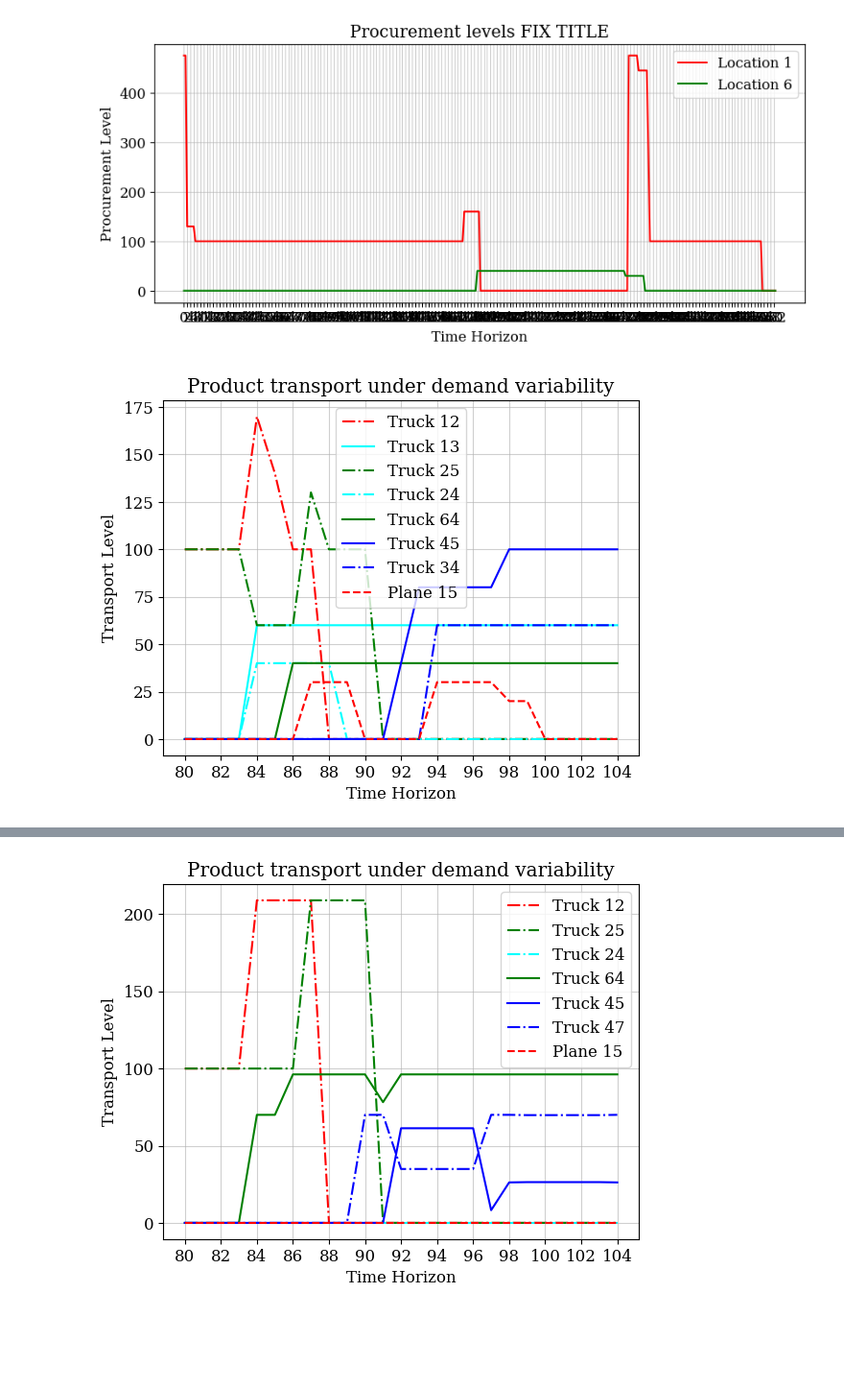
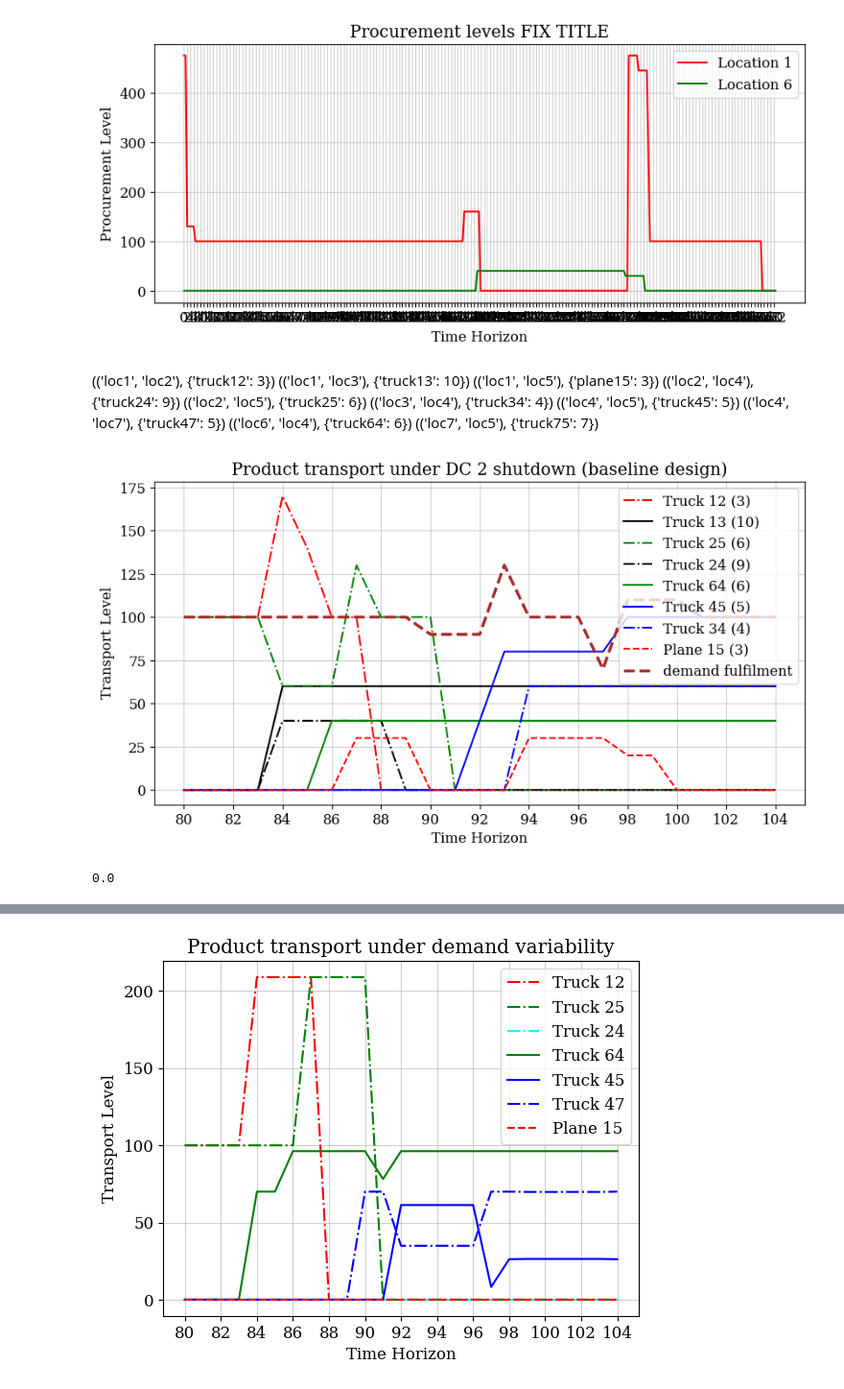
Before and after one commit to shivamvedant/energiapy, a Jupyter notebook: docs/notebooks/supply chain/IRF manuscript/readControl_HPRC.ipynb, the cells around one changed output, grey strips where cells are left out. Shown at 96% size. Cells and saved outputs as stored; diff of their text form; code cells hidden in the pictures; blank space fills up the shorter version.

```diff
--- a/docs/notebooks/supply chain/IRF manuscript/readControl_HPRC.ipynb
+++ b/docs/notebooks/supply chain/IRF manuscript/readControl_HPRC.ipynb
@@ -1089,10 +1151,21 @@ plt.rcdefaults()
 plt.show()
 # %% [output]
 [figure]
+# %% [markdown]
+(('loc1', 'loc2'), {'truck12': 3})
+(('loc1', 'loc3'), {'truck13': 10})
+(('loc1', 'loc5'), {'plane15': 3})
+(('loc2', 'loc4'), {'truck24': 9})
+(('loc2', 'loc5'), {'truck25': 6})
+(('loc3', 'loc4'), {'truck34': 4})
+(('loc4', 'loc5'), {'truck45': 5})
+(('loc4', 'loc7'), {'truck47': 5})
+(('loc6', 'loc4'), {'truck64': 6})
+(('loc7', 'loc5'), {'truck75': 7})
 # %%
 rc('font', **{'family': 'serif', 'serif': ['Computer Modern'], 'size': 12})
 rc('text', usetex=False)
-fig, ax = plt.subplots()
+fig, ax = plt.subplots(figsize=(10,5))
 
 # Plot data from the first dataset
 start=80
@@ -1102,47 +1175,53 @@ focal_results_1 = ncl_load_results
 
 a=1
 b=2
-ax.plot(range(start, end), list(value for key, value in focal_results_1.output['Exp'].items() if key[0]==f'loc{a}' and key[1]==f'loc{b}' and key[2]==f'truck{a}{b}' and key[3]==f'com1_loc{a}_out')[start:end], label=f'Truck {a}{b}', color='red', linestyle='-.')
+ax.plot(range(start, end), list(value for key, value in focal_results_1.output['Exp'].items() if key[0]==f'loc{a}' and key[1]==f'loc{b}' and key[2]==f'truck{a}{b}' and key[3]==f'com1_loc{a}_out')[start:end], label=f"Truck {a}{b} ({load_travel_time_dict[f'loc{a}', f'loc{b}'][f'truck{a}{b}']})", color='red', linestyle='-.')
 
 a=1
 b=3
-ax.plot(range(start, end), list(value for key, value in focal_results_1.output['Exp'].items() if key[0]==f'loc{a}' and key[1]==f'loc{b}' and key[2]==f'truck{a}{b}' and key[3]==f'com1_loc{a}_out')[start:end], label=f'Truck {a}{b}', color='cyan', linestyle='-')
+ax.plot(range(start, end), list(value for key, value in focal_results_1.output['Exp'].items() if key[0]==f'loc{a}' and key[1]==f'loc{b}' and key[2]==f'truck{a}{b}' and key[3]==f'com1_loc{a}_out')[start:end], label=f"Truck {a}{b} ({load_travel_time_dict[f'loc{a}', f'loc{b}'][f'truck{a}{b}']})", color='black', linestyle='-')
 
 a=2
 b=5
-ax.plot(range(start, end), list(value for key, value in focal_results_1.output['Exp'].items() if key[0]==f'loc{a}' and key[1]==f'loc{b}' and key[2]==f'truck{a}{b}' and key[3]==f'com1_loc{a}_out')[start:end], label=f'Truck {a}{b}', color='green', linestyle='-.')
+ax.plot(range(start, end), list(value for key, value in focal_results_1.output['Exp'].items() if key[0]==f'loc{a}' and key[1]==f'loc{b}' and key[2]==f'truck{a}{b}' and key[3]==f'com1_loc{a}_out')[start:end], label=f"Truck {a}{b} ({load_travel_time_dict[f'loc{a}', f'loc{b}'][f'truck{a}{b}']})", color='green', linestyle='-.')
 
 a=2
 b=4
-ax.plot(range(start, end), list(value for key, value in focal_results_1.output['Exp'].items() if key[0]==f'loc{a}' and key[1]==f'loc{b}' and key[2]==f'truck{a}{b}' and key[3]==f'com1_loc{a}_out')[start:end], label=f'Truck {a}{b}', color='cyan', linestyle='-.')
+ax.plot(range(start, end), list(value for key, value in focal_results_1.output['Exp'].items() if key[0]==f'loc{a}' and key[1]==f'loc{b}' and key[2]==f'truck{a}{b}' and key[3]==f'com1_loc{a}_out')[start:end], label=f"Truck {a}{b} ({load_travel_time_dict[f'loc{a}', f'loc{b}'][f'truck{a}{b}']})", color='black', linestyle='-.')
 
 a=6
 b=4
-ax.plot(range(start, end), list(value for key, value in focal_results_1.output['Exp'].items() if key[0]==f'loc{a}' and key[1]==f'loc{b}' and key[2]==f'truck{a}{b}' and key[3]==f'com1_loc{a}_out')[start:end], label=f'Truck {a}{b}', color='green', linestyle='-')
+ax.plot(range(start, end), list(value for key, value in focal_results_1.output['Exp'].items() if key[0]==f'loc{a}' and key[1]==f'loc{b}' and key[2]==f'truck{a}{b}' and key[3]==f'com1_loc{a}_out')[start:end], label=f"Truck {a}{b} ({load_travel_time_dict[f'loc{a}', f'loc{b}'][f'truck{a}{b}']})", color='green', linestyle='-')
 
 a=4
 b=5
-ax.plot(range(start, end), list(value for key, value in focal_results_1.output['Exp'].items() if key[0]==f'loc{a}' and key[1]==f'loc{b}' and key[2]==f'truck{a}{b}' and key[3]==f'com1_loc{a}_out')[start:end], label=f'Truck {a}{b}', color='blue', linestyle='-')
+ax.plot(range(start, end), list(value for key, value in focal_results_1.output['Exp'].items() if key[0]==f'loc{a}' and key[1]==f'loc{b}' and key[2]==f'truck{a}{b}' and key[3]==f'com1_loc{a}_out')[start:end], label=f"Truck {a}{b} ({load_travel_time_dict[f'loc{a}', f'loc{b}'][f'truck{a}{b}']})", color='blue', linestyle='-')
 
 a=3
 b=4
-ax.plot(range(start, end), list(value for key, value in focal_results_1.output['Exp'].items() if key[0]==f'loc{a}' and key[1]==f'loc{b}' and key[2]==f'truck{a}{b}' and key[3]==f'com1_loc{a}_out')[start:end], label=f'Truck {a}{b}', color='blue', linestyle='-.')
+ax.plot(range(start, end), list(value for key, value in focal_results_1.output['Exp'].items() if key[0]==f'loc{a}' and key[1]==f'loc{b}' and key[2]==f'truck{a}{b}' and key[3]==f'com1_loc{a}_out')[start:end], label=f"Truck {a}{b} ({load_travel_time_dict[f'loc{a}', f'loc{b}'][f'truck{a}{b}']})", color='blue', linestyle='-.')
 
 a=1
 b=5
-ax.plot(range(start, end), list(value for key, value in focal_results_1.output['Exp'].items() if key[0]==f'loc{a}' and key[1]==f'loc{b}' and key[2]==f'plane{a}{b}' and key[3]==f'com1_loc{a}_out')[start:end], label=f'Plane {a}{b}', color='red', linestyle='--')
+ax.plot(range(start, end), list(value for key, value in focal_results_1.output['Exp'].items() if key[0]==f'loc{a}' and key[1]==f'loc{b}' and key[2]==f'plane{a}{b}' and key[3]==f'com1_loc{a}_out')[start:end], label=f"Plane {a}{b} ({load_travel_time_dict[f'loc{a}', f'loc{b}'][f'plane{a}{b}']})", color='red', linestyle='--')
+
+ax.plot(range(start, end), list(value for key, value in ncl_load_results.output['S'].items() if key[0]=='loc5' and key[1]=='com1_sold')[start:end], label='demand fulfilment', color='brown', linestyle='--', linewidth='2.5')
 
 # Customize the plot
 ax.set_xlabel('Time Horizon')
 ax.set_ylabel('Transport Level')
-ax.set_title('Product transport under demand variability')
-ax.legend()
+ax.set_title('Product transport under DC 2 shutdown (baseline design)')
+ax.legend(loc='upper right')
 ax.plot(linewidth=0.5)
 ax.set_xticks(range(start, end, 2))
 plt.grid(alpha=0.6)
 plt.rcdefaults()
-# plt.savefig(fname = 'MPC_logistics', dpi = 300)
+plt.savefig(fname = 'MPC_logistics_baseline_ncl_des', dpi = 300)
 # Show the plot
 plt.show()
 # %% [output]
-[figure, old version]
+[figure, new version]
+# %%
+ncl_load_results.output['Exp']['loc2','loc5','truck25', 'com1_loc2_out', 0, 13, 0]
+# %% [output]
+0.0
```
Also changed, not shown: parts of 27 cells of this notebook, 1 other file.
